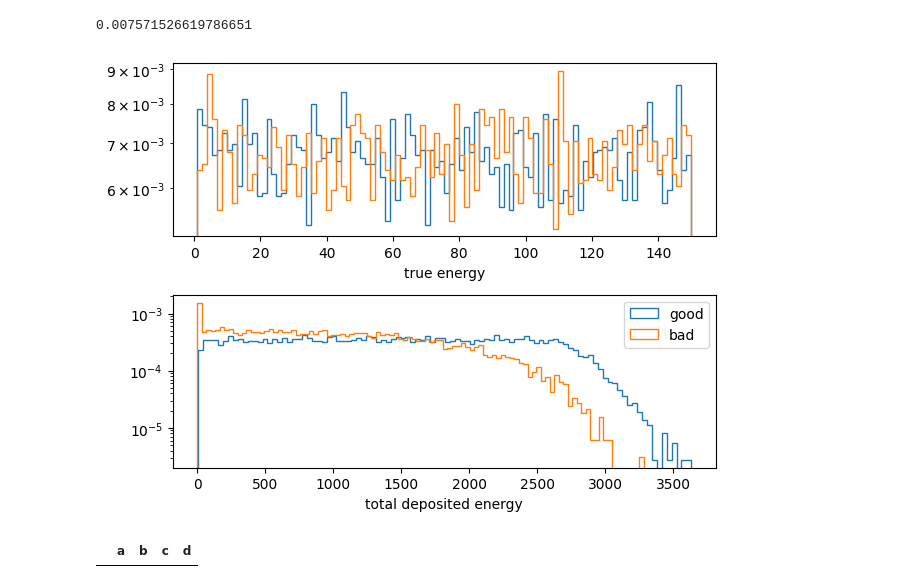
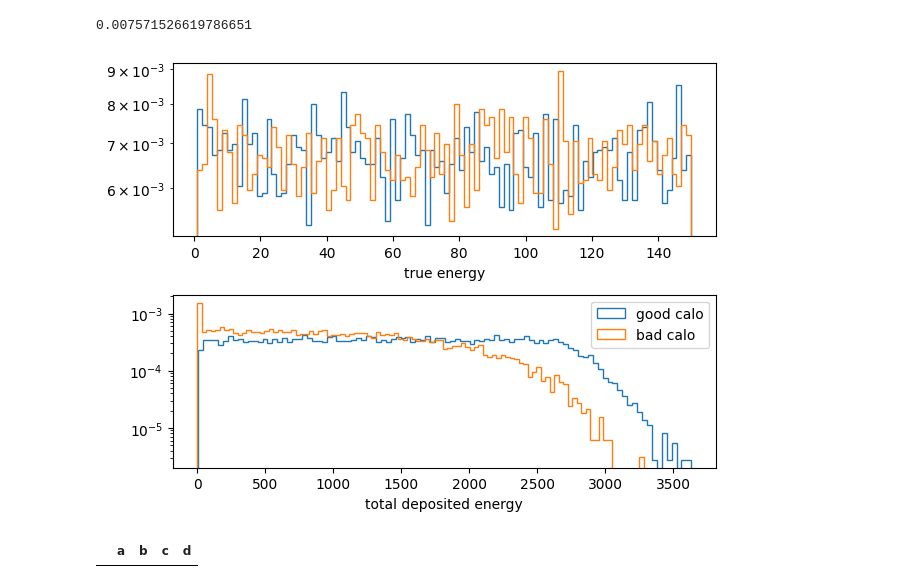
Before and after one commit to kingusiu/opDeDe, a Jupyter notebook: notebooks/detector_data_plots.ipynb, the cells around one changed output. Drawn from its saved outputs; the diff is of its cells as text; code cells hidden in the pictures.

```diff
--- a/notebooks/detector_data_plots.ipynb
+++ b/notebooks/detector_data_plots.ipynb
@@ -320,19 +320,19 @@ dtype: float64
 0.007571526619786651
 # %%
 fig,ax = plt.subplots(2)
-ax[0].hist(good_df['true_energy'],bins=100,histtype='step',label='good',density=True)
-ax[0].hist(bad_df['true_energy'],bins=100,histtype='step',label='bad',density=True)
+ax[0].hist(good_df['true_energy'],bins=100,histtype='step',label='good calo',density=True)
+ax[0].hist(bad_df['true_energy'],bins=100,histtype='step',label='bad calo',density=True)
 ax[0].set(xlabel='true energy')
 ax[0].set_yscale('log')
-ax[1].hist(good_df['total_dep_energy'],bins=100,histtype='step',label='good',density=True)
-ax[1].hist(bad_df['total_dep_energy'],bins=100,histtype='step',label='bad',density=True)
+ax[1].hist(good_df['total_dep_energy'],bins=100,histtype='step',label='good calo',density=True)
+ax[1].hist(bad_df['total_dep_energy'],bins=100,histtype='step',label='bad calo',density=True)
 ax[1].set(xlabel='total deposited energy')
 ax[1].set_yscale('log')
 plt.tight_layout()
 plt.legend()
 plt.show()
 # %% [output]
-[figure, old version]
+[figure, new version]
 # %%
 dd = pd.DataFrame(columns=list('abcd'))
 # %%
```
Also changed, not shown: parts of 3 cells of this notebook, 7 other files.
